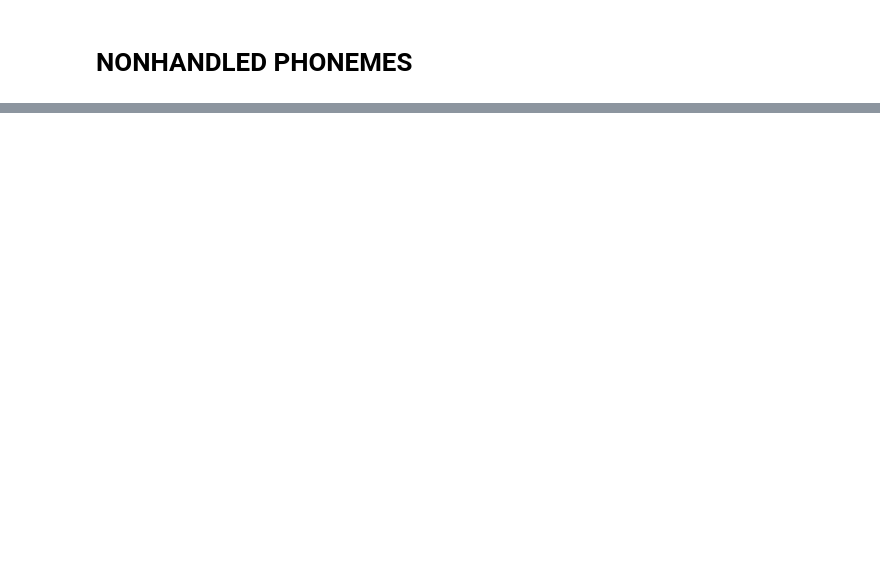
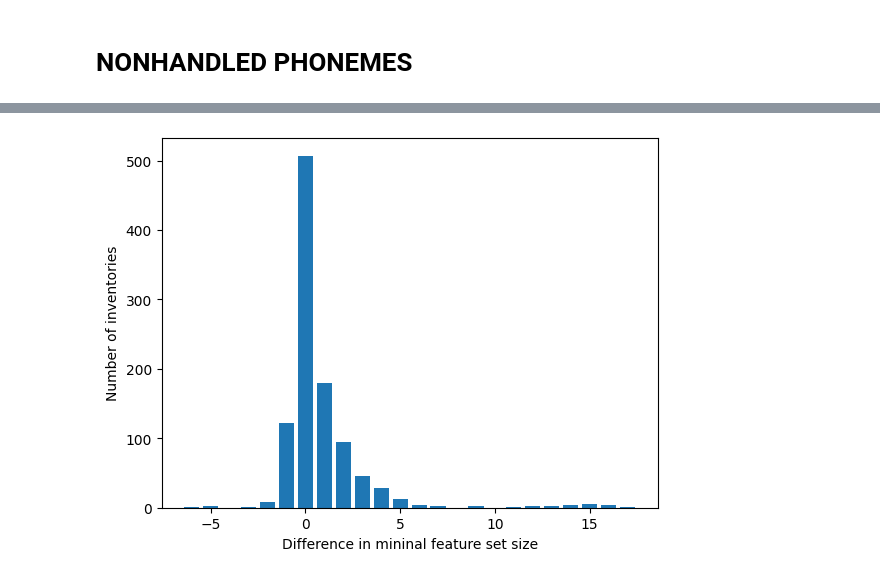
Before and after one commit to Alessioryan/allophony_minimal_feature_rep, a Jupyter notebook: main.ipynb, the cells around one changed output, grey strips where cells are left out. Drawn from its saved outputs; the diff is of its cells as text; code cells hidden in the pictures; blank space fills up the shorter version.

```diff
--- a/main.ipynb
+++ b/main.ipynb
@@ -513,0 +571,4 @@ check_allophones_contains('st̠ʃ')
+# %%
+handled_allophones = handled_allophones.rename(columns={'Phoneme': 'Allophone'})
+handled_allophones = handled_allophones.rename(columns={'OriginalPhoneme': 'Phoneme'})
+handled_allophones
@@ -513,0 +841,3 @@ check_allophones_contains('st̠ʃ')
+# %%
+# Import the final results
+all_results_onehot_df = pd.read_csv('All Results/all-results-onehot.csv')
@@ -513,0 +892,9 @@ check_allophones_contains('st̠ʃ')
+# %%
+# Find the differences between the allophone and the phoneme number of features
+# Also find the number of each difference
+id_to_allophone_phoneme_difference = {}
+difference_to_amount = defaultdict(int)
+for inventoryID in convered_inventories_ids:
+    difference = id_to_minimal_allophone_features[inventoryID] - id_to_minimal_phoneme_features[inventoryID]
+    id_to_allophone_phoneme_difference[inventoryID] = difference
+    difference_to_amount[difference] += 1
@@ -513,0 +923,19 @@ check_allophones_contains('st̠ʃ')
+# %%
+# Extract the x and y values from the dictionary
+x = list(difference_to_amount.keys())
+y = list(difference_to_amount.values())
+# %%
+# Create the bar plot
+plt.bar(x, y)
+
+# Save the plot as an image file
+plt.savefig('difference_vs_inventory_amount.png')
+
+# Set labels and title
+plt.xlabel('Difference in mininal feature set size')
+plt.ylabel('Number of inventories')
+
+# Show it!!!
+plt.show()
+# %% [output]
+[figure, added]
```
Also changed, not shown: parts of 48 cells of this notebook.
